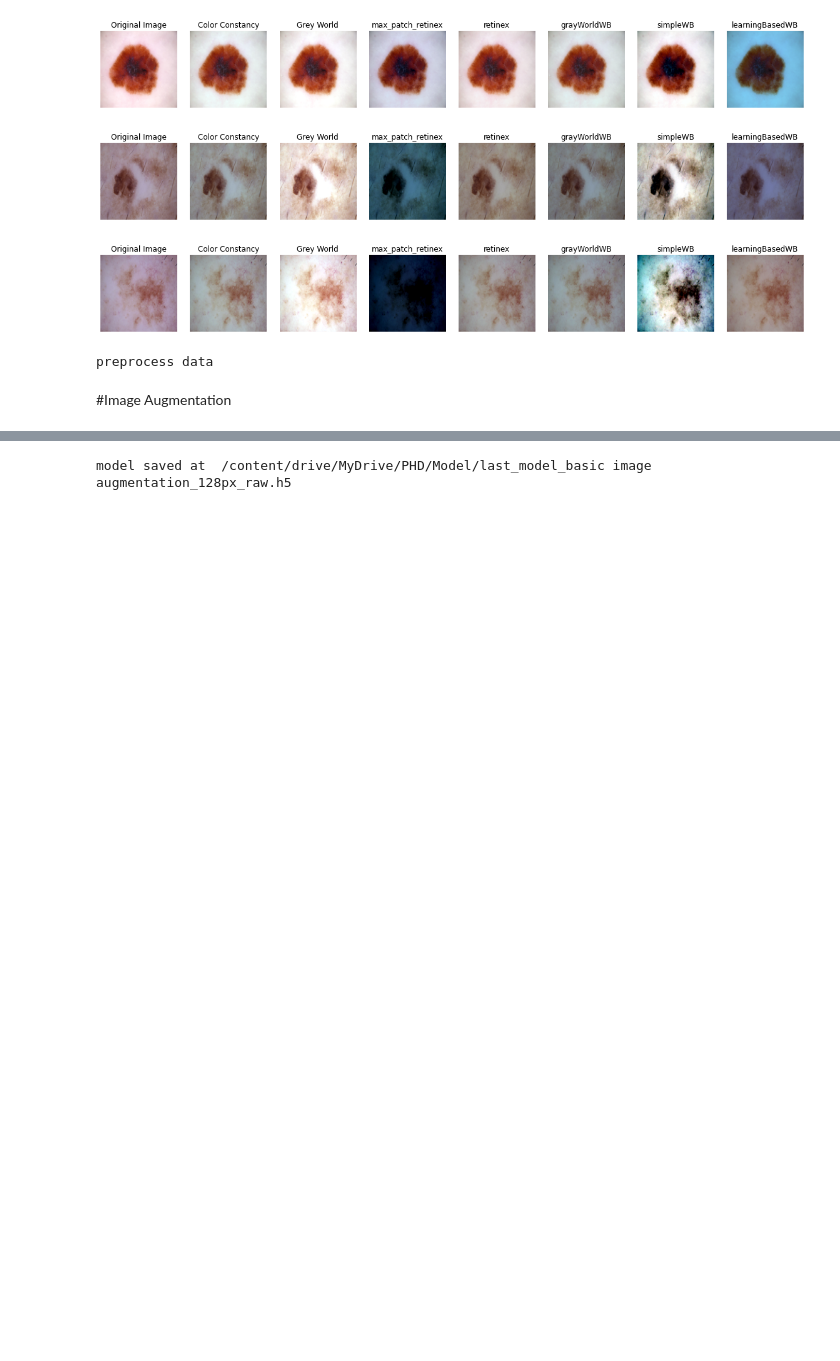
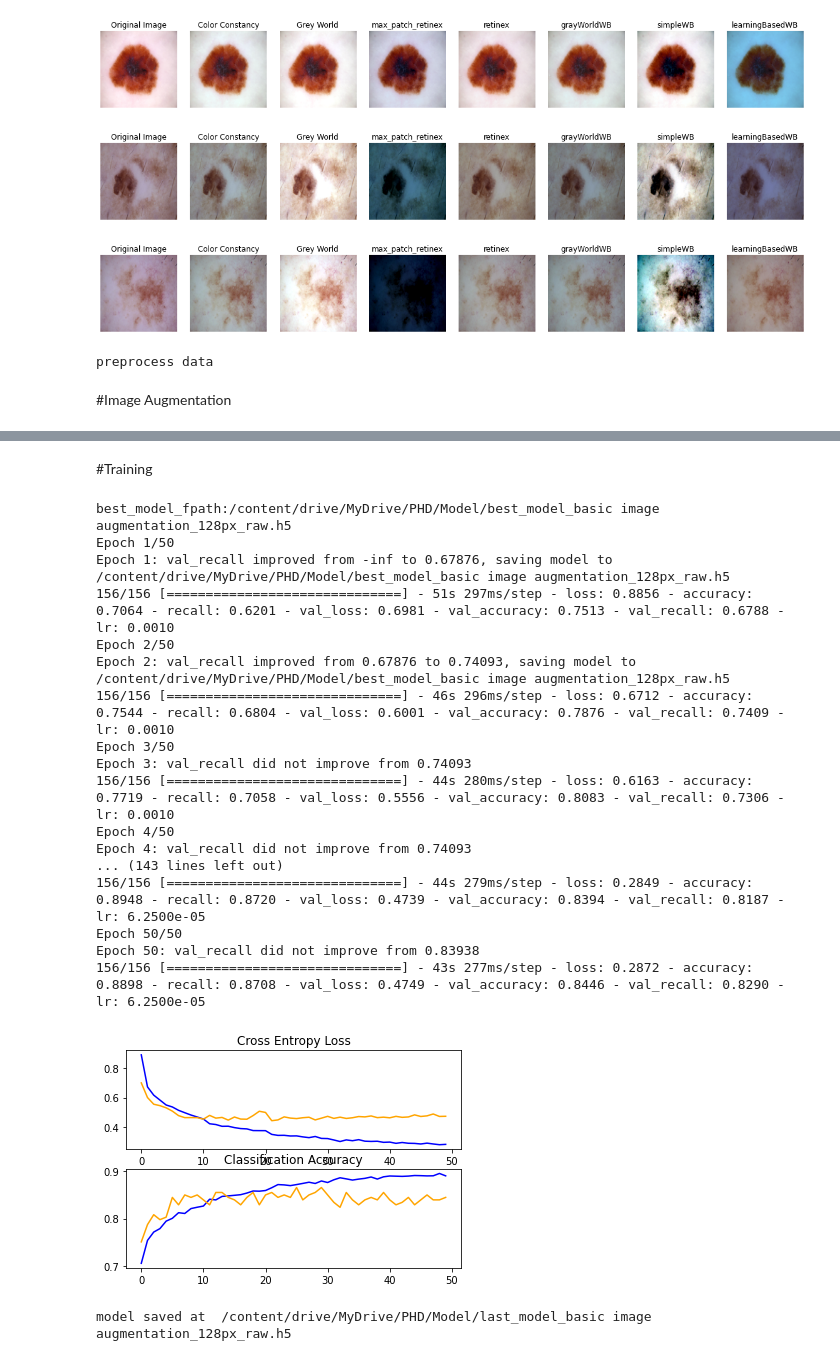
Before and after one commit to heroza/Basic-Image-Augmentation, a Jupyter notebook: basic image augmentation 128px_raw.ipynb, the cells around one changed output, grey strips where cells are left out. Cells and saved outputs as stored; diff of their text form; code cells hidden in the pictures; blank space fills up the shorter version.

```diff
--- a/basic image augmentation 128px_raw.ipynb
+++ b/basic image augmentation 128px_raw.ipynb
@@ -1077,6 +1028,52 @@ plt.boxplot(VALIDATION_ACCURACY, showmeans=True)
 plt.show()
 # %%
 VALIDATION_ACCURACY
+# %% [markdown]
+#Training
+# %%
+opt_adam = Adam(learning_rate=0.001, beta_1=0.9, beta_2=0.999, epsilon=None, decay=0.0, amsgrad=False)
+opt_SGD = SGD(learning_rate=0.001)
+
+# define model
+model = define_model_resnet()
+#Callbacks
+best_model_fpath = '/content/drive/MyDrive/PHD/Model/best_model_'+exp_name+'_'+dataset_name+'.h5'
+#best_model_fpath = '/content/drive/MyDrive/PHD/Model/best_model_'+'no_smote_3_dense'+'_'+dataset_name+'.h5'
+print("best_model_fpath:"+best_model_fpath)
+mc = ModelCheckpoint(best_model_fpath, monitor='val_recall', mode='max', verbose=1, save_best_only=True)
+learning_rate_reduction = ReduceLROnPlateau(monitor='val_recall', patience=10, verbose=1, factor=0.5, min_lr=0.00001)
+early_stopping_monitor = EarlyStopping(patience=20,monitor='val_recall')
+#model.summary()
+hst = model.fit(datagen.flow(X_train, y_train, batch_size=BATCH_SIZE), epochs=EPOCHS, validation_data=(X_val, y_val), verbose=1,
+                    steps_per_epoch=X_train.shape[0] // BATCH_SIZE,
+                    #callbacks=[learning_rate_reduction,early_stopping_monitor, mc])
+                    callbacks=[learning_rate_reduction,mc])
+# fits the model on batches with real-time data augmentation:
+#hst = model.fit(datagen.flow(X_train, y_train, batch_size=BATCH_SIZE),
+#         validation_data=(X_val, y_val),
+#         steps_per_epoch=len(X_train) / BATCH_SIZE, epochs=EPOCHS, verbose=1,
+#         callbacks=[learning_rate_reduction,mc])
+# learning curves
+summarize_diagnostics(hst)
+# %% [output]
+best_model_fpath:/content/drive/MyDrive/PHD/Model/best_model_basic image augmentation_128px_raw.h5
+Epoch 1/50
+Epoch 1: val_recall improved from -inf to 0.67876, saving model to /content/drive/MyDrive/PHD/Model/best_model_basic image augmentation_128px_raw.h5
+156/156 [==============================] - 51s 297ms/step - loss: 0.8856 - accuracy: 0.7064 - recall: 0.6201 - val_loss: 0.6981 - val_accuracy: 0.7513 - val_recall: 0.6788 - lr: 0.0010
+Epoch 2/50
+Epoch 2: val_recall improved from 0.67876 to 0.74093, saving model to /content/drive/MyDrive/PHD/Model/best_model_basic image augmentation_128px_raw.h5
+156/156 [==============================] - 46s 296ms/step - loss: 0.6712 - accuracy: 0.7544 - recall: 0.6804 - val_loss: 0.6001 - val_accuracy: 0.7876 - val_recall: 0.7409 - lr: 0.0010
+Epoch 3/50
+Epoch 3: val_recall did not improve from 0.74093
+156/156 [==============================] - 44s 280ms/step - loss: 0.6163 - accuracy: 0.7719 - recall: 0.7058 - val_loss: 0.5556 - val_accuracy: 0.8083 - val_recall: 0.7306 - lr: 0.0010
+Epoch 4/50
+Epoch 4: val_recall did not improve from 0.74093
+... (143 lines left out)
+156/156 [==============================] - 44s 279ms/step - loss: 0.2849 - accuracy: 0.8948 - recall: 0.8720 - val_loss: 0.4739 - val_accuracy: 0.8394 - val_recall: 0.8187 - lr: 6.2500e-05
+Epoch 50/50
+Epoch 50: val_recall did not improve from 0.83938
+156/156 [==============================] - 43s 277ms/step - loss: 0.2872 - accuracy: 0.8898 - recall: 0.8708 - val_loss: 0.4749 - val_accuracy: 0.8446 - val_recall: 0.8290 - lr: 6.2500e-05
+[figure, added]
 # %%
 #save last model
 last_model_fpath = '/content/drive/MyDrive/PHD/Model/last_model_'+exp_name+'_'+dataset_name+'.h5'
```
Also changed, not shown: parts of 10 cells of this notebook.
